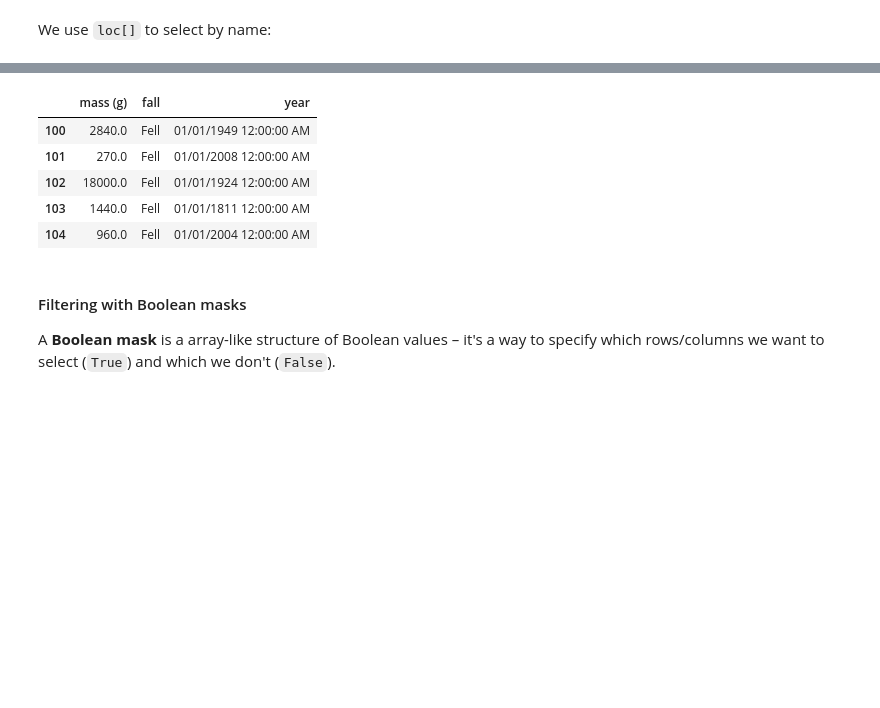
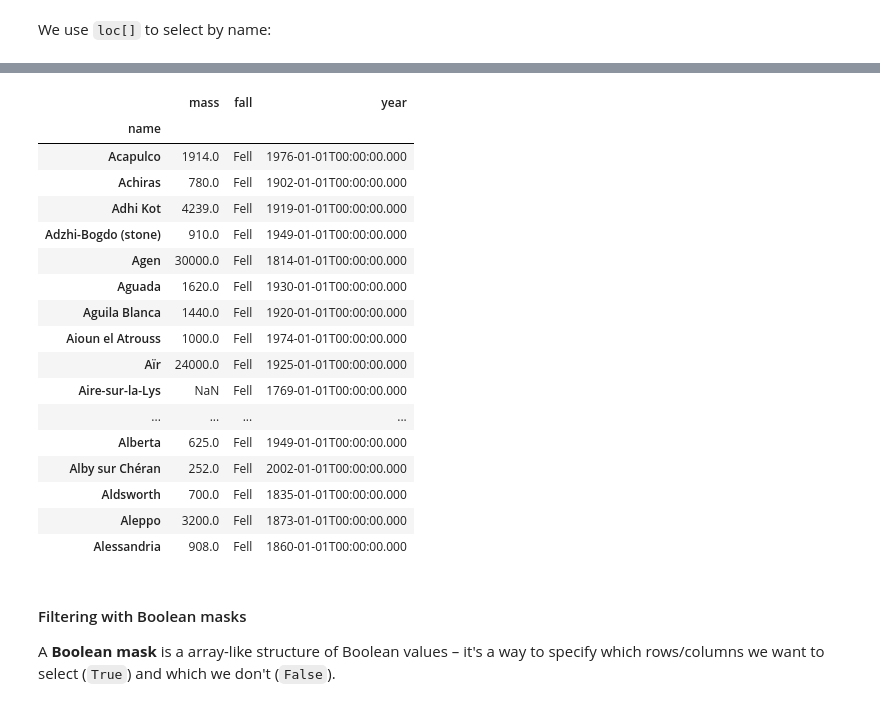
Before and after one commit to ValRCS/Python_SheGoesTech_22, a Jupyter notebook: Day_17_Pandas_Data_Analysis_Library/1-getting_started_with_pandas.ipynb, the cells around one changed output, grey strips where cells are left out. Drawn from its saved outputs; the diff is of its cells as text; code cells hidden in the pictures; blank space fills up the shorter version.

```diff
--- a/Day_17_Pandas_Data_Analysis_Library/1-getting_started_with_pandas.ipynb
+++ b/Day_17_Pandas_Data_Analysis_Library/1-getting_started_with_pandas.ipynb
@@ -370,0 +469,3 @@ meteorites[['name', 'mass (g)']]
+# %%
+df = pd.read_csv("../data/nasa_meteorites.csv")
+df.head()
@@ -371,3 +479,5 @@ meteorites[['name', 'mass (g)']]
+# %%
+meteorites=df
 # %% [markdown]
 #### Selecting rows
 # %%
@@ -395,12 +586,24 @@ We use `loc[]` to select by name:
 # %%
-meteorites.loc[100:104, 'mass (g)':'year']
+meteorites.loc['Acapulco':'Alessandria', 'mass':'year']
 # %% [output]
-|  | mass (g) | fall | year |
-| 100 | 2840.0 | Fell | 01/01/1949 12:00:00 AM |
-| 101 | 270.0 | Fell | 01/01/2008 12:00:00 AM |
-| 102 | 18000.0 | Fell | 01/01/1924 12:00:00 AM |
-| 103 | 1440.0 | Fell | 01/01/1811 12:00:00 AM |
-| 104 | 960.0 | Fell | 01/01/2004 12:00:00 AM |
+|  | mass | fall | year |
+| name |  |  |  |
+| Acapulco | 1914.0 | Fell | 1976-01-01T00:00:00.000 |
+| Achiras | 780.0 | Fell | 1902-01-01T00:00:00.000 |
+| Adhi Kot | 4239.0 | Fell | 1919-01-01T00:00:00.000 |
+| Adzhi-Bogdo (stone) | 910.0 | Fell | 1949-01-01T00:00:00.000 |
+| Agen | 30000.0 | Fell | 1814-01-01T00:00:00.000 |
+| Aguada | 1620.0 | Fell | 1930-01-01T00:00:00.000 |
+| Aguila Blanca | 1440.0 | Fell | 1920-01-01T00:00:00.000 |
+| Aioun el Atrouss | 1000.0 | Fell | 1974-01-01T00:00:00.000 |
+| Aïr | 24000.0 | Fell | 1925-01-01T00:00:00.000 |
+| Aire-sur-la-Lys | NaN | Fell | 1769-01-01T00:00:00.000 |
+| ... | ... | ... | ... |
+| Alberta | 625.0 | Fell | 1949-01-01T00:00:00.000 |
+| Alby sur Chéran | 252.0 | Fell | 2002-01-01T00:00:00.000 |
+| Aldsworth | 700.0 | Fell | 1835-01-01T00:00:00.000 |
+| Aleppo | 3200.0 | Fell | 1873-01-01T00:00:00.000 |
+| Alessandria | 908.0 | Fell | 1860-01-01T00:00:00.000 |
 # %% [markdown]
 #### Filtering with Boolean masks
 
```
Also changed, not shown: parts of 40 cells of this notebook, 1 other file.
